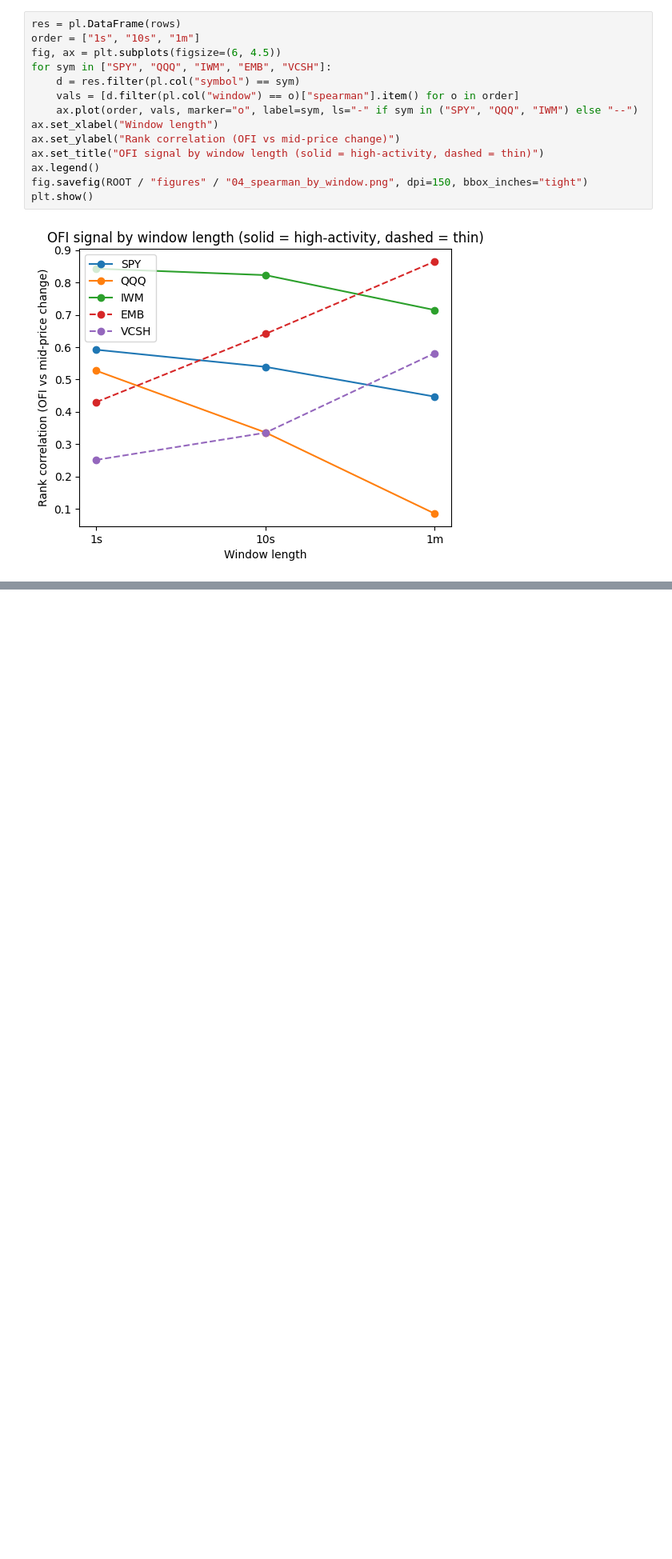
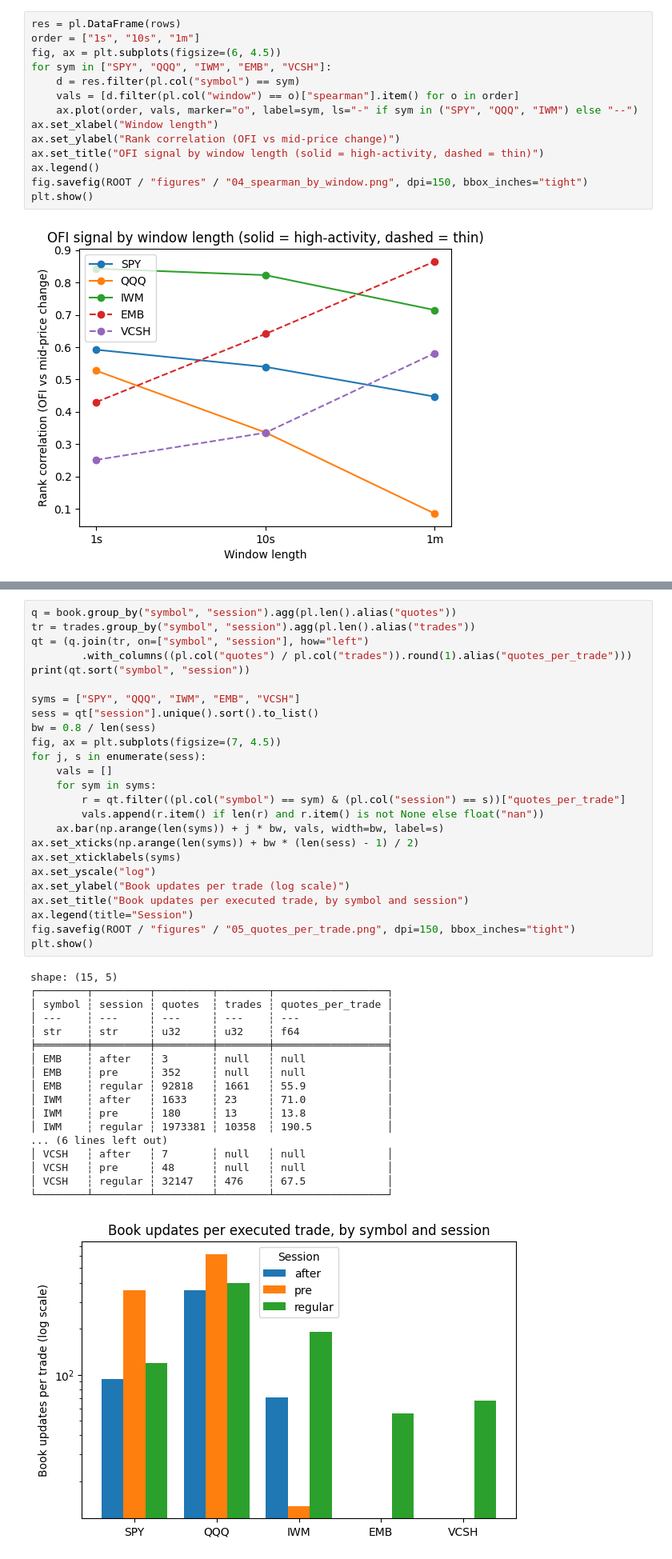
Before and after one commit to Varshareddy016/iex-order-flow-imbalance, a Jupyter notebook: notebooks/phase2_analysis.ipynb, the cells around one changed output, grey strips where cells are left out. Shown at 80% size. Saved outputs shown, nothing was run; the diff lists cells and outputs as text; blank space fills up the shorter version.

```diff
--- a/notebooks/phase2_analysis.ipynb
+++ b/notebooks/phase2_analysis.ipynb
@@ -396,0 +547,44 @@ plt.show()
+# %%
+q = book.group_by("symbol", "session").agg(pl.len().alias("quotes"))
+tr = trades.group_by("symbol", "session").agg(pl.len().alias("trades"))
+qt = (q.join(tr, on=["symbol", "session"], how="left")
+        .with_columns((pl.col("quotes") / pl.col("trades")).round(1).alias("quotes_per_trade")))
+print(qt.sort("symbol", "session"))
+
+syms = ["SPY", "QQQ", "IWM", "EMB", "VCSH"]
+sess = qt["session"].unique().sort().to_list()
+bw = 0.8 / len(sess)
+fig, ax = plt.subplots(figsize=(7, 4.5))
+for j, s in enumerate(sess):
+    vals = []
+    for sym in syms:
+        r = qt.filter((pl.col("symbol") == sym) & (pl.col("session") == s))["quotes_per_trade"]
+        vals.append(r.item() if len(r) and r.item() is not None else float("nan"))
+    ax.bar(np.arange(len(syms)) + j * bw, vals, width=bw, label=s)
+ax.set_xticks(np.arange(len(syms)) + bw * (len(sess) - 1) / 2)
+ax.set_xticklabels(syms)
+ax.set_yscale("log")
+ax.set_ylabel("Book updates per trade (log scale)")
+ax.set_title("Book updates per executed trade, by symbol and session")
+ax.legend(title="Session")
+fig.savefig(ROOT / "figures" / "05_quotes_per_trade.png", dpi=150, bbox_inches="tight")
+plt.show()
+# %% [output]
+shape: (15, 5)
+┌────────┬─────────┬─────────┬────────┬──────────────────┐
+│ symbol ┆ session ┆ quotes  ┆ trades ┆ quotes_per_trade │
+│ ---    ┆ ---     ┆ ---     ┆ ---    ┆ ---              │
+│ str    ┆ str     ┆ u32     ┆ u32    ┆ f64              │
+╞════════╪═════════╪═════════╪════════╪══════════════════╡
+│ EMB    ┆ after   ┆ 3       ┆ null   ┆ null             │
+│ EMB    ┆ pre     ┆ 352     ┆ null   ┆ null             │
+│ EMB    ┆ regular ┆ 92818   ┆ 1661   ┆ 55.9             │
+│ IWM    ┆ after   ┆ 1633    ┆ 23     ┆ 71.0             │
+│ IWM    ┆ pre     ┆ 180     ┆ 13     ┆ 13.8             │
+│ IWM    ┆ regular ┆ 1973381 ┆ 10358  ┆ 190.5            │
+... (6 lines left out)
+│ VCSH   ┆ after   ┆ 7       ┆ null   ┆ null             │
+│ VCSH   ┆ pre     ┆ 48      ┆ null   ┆ null             │
+│ VCSH   ┆ regular ┆ 32147   ┆ 476    ┆ 67.5             │
+└────────┴─────────┴─────────┴────────┴──────────────────┘
+[figure, added]
```
Also changed, not shown: parts of 7 cells of this notebook, 5 other files.
